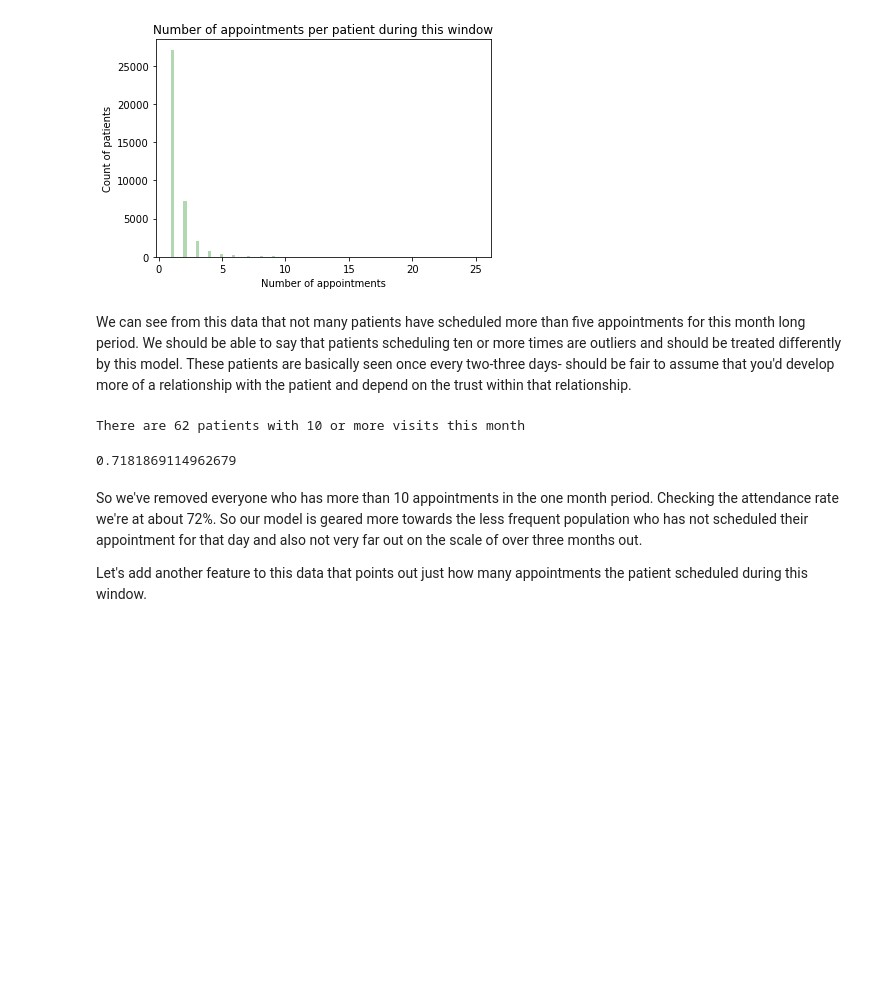
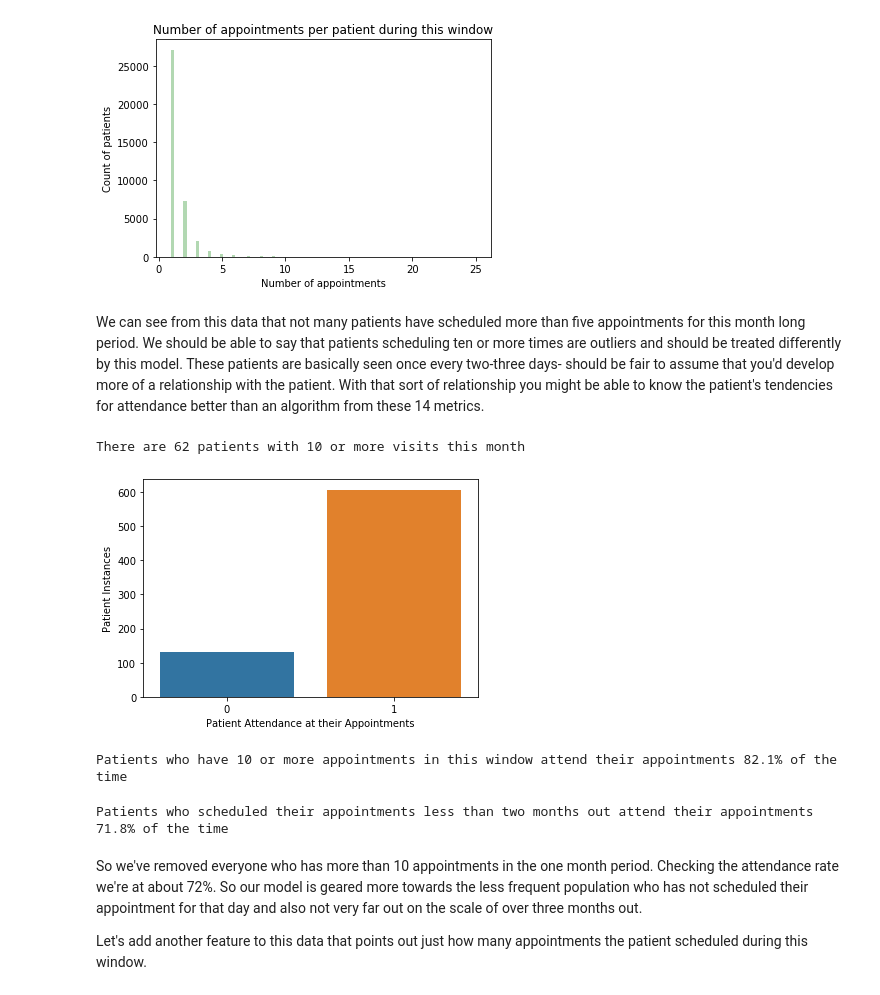
Before and after one commit to JordanPhilipMeyer/PatientNoShow, a Jupyter notebook: PredictNoShow-Copy1.ipynb, the cells around one changed output. Cells and saved outputs as stored; diff of their text form; code cells hidden in the pictures; blank space fills up the shorter version.

```diff
--- a/PredictNoShow-Copy1.ipynb
+++ b/PredictNoShow-Copy1.ipynb
@@ -617,21 +611,32 @@ ax1.set_ylabel('Count of patients')
 Text(0, 0.5, 'Count of patients')
 [figure]
 # %% [markdown]
-We can see from this data that not many patients have scheduled more than five appointments for this month long period. We should be able to say that patients scheduling ten or more times are outliers and should be treated differently by this model. These patients are basically seen once every two-three days- should be fair to assume that you'd develop more of a relationship with the patient and depend on the trust within that relationship.
+We can see from this data that not many patients have scheduled more than five appointments for this month long period. We should be able to say that patients scheduling ten or more times are outliers and should be treated differently by this model. These patients are basically seen once every two-three days- should be fair to assume that you'd develop more of a relationship with the patient. With that sort of relationship you might be able to know the patient's tendencies for attendance better than an algorithm from these 14 metrics.
 # %%
 print("There are",ScheduledAppointmentFrequencies[ScheduledAppointmentFrequencies>=10].shape[0],"patients with 10 or more visits this month")
 # %% [output]
 There are 62 patients with 10 or more visits this month
 # %%
 SIndex=ScheduledAppointmentFrequencies[ScheduledAppointmentFrequencies>=10].index
+# %%
+groups = df[df.PatientId.isin(list(SIndex))].groupby(['Attendance'])
+gps = groups.size()
+ax = sns.barplot(x=gps.index.tolist(), y=gps.values)
+plt.ylabel('Patient Instances')
+plt.xlabel('Patient Attendance at their Appointments')
+plt.show()
+print("Patients who have 10 or more appointments in this window attend their appointments", "{:.1%}".format(df[df.PatientId.isin(list(SIndex))].Attendance.mean()), "of the time")
+# %% [output]
+[figure, added]
+Patients who have 10 or more appointments in this window attend their appointments 82.1% of the time
 # %%
 #This will find all the records among patients who have scheduled 10 or more appointments in the month and drop them from the dataframe.
 
 df= df[-df.PatientId.isin(list(SIndex))]
-# %%
-df.Attendance.mean()
-# %% [output]
-0.7181869114962679
+# %%
+print("Patients who scheduled their appointments less than two months out attend their appointments", "{:.1%}".format(df.Attendance.mean()), "of the time")
+# %% [output]
+Patients who scheduled their appointments less than two months out attend their appointments 71.8% of the time
 # %% [markdown]
 So we've removed everyone who has more than 10 appointments in the one month period. Checking the attendance rate we're at about 72%. So our model is geared more towards the less frequent population who has not scheduled their appointment for that day and also not very far out on the scale of over three months out.
 
```
Also changed, not shown: parts of 39 cells of this notebook.
